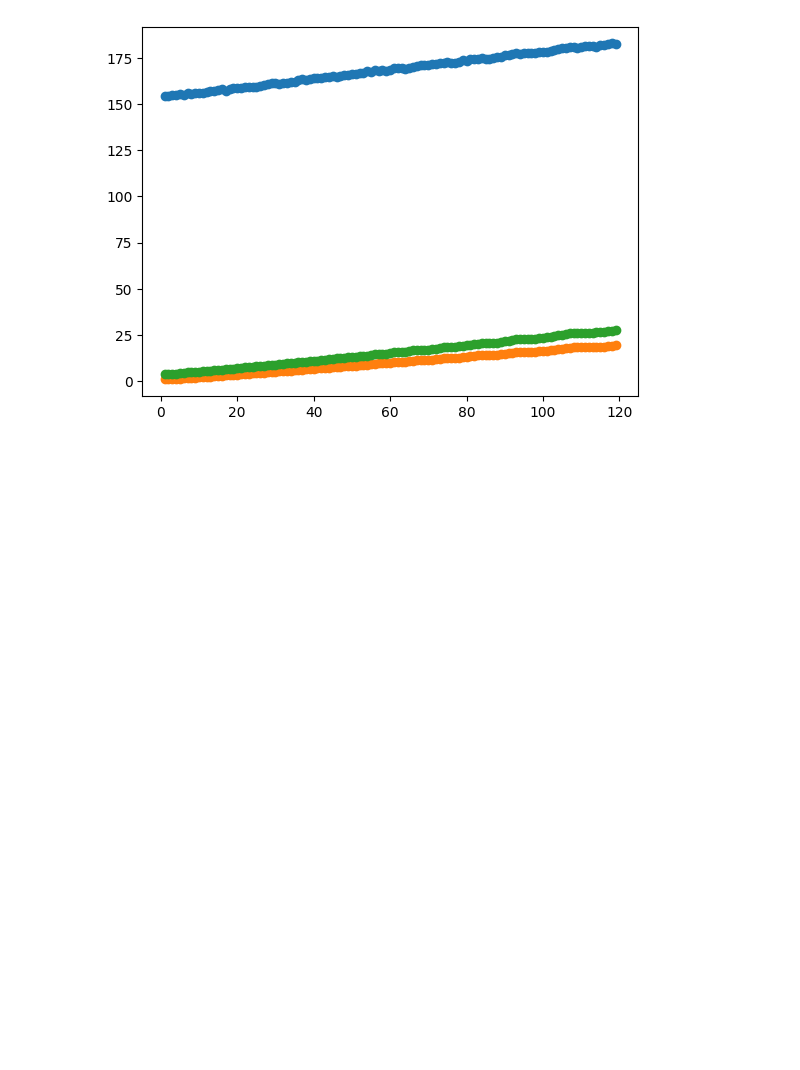
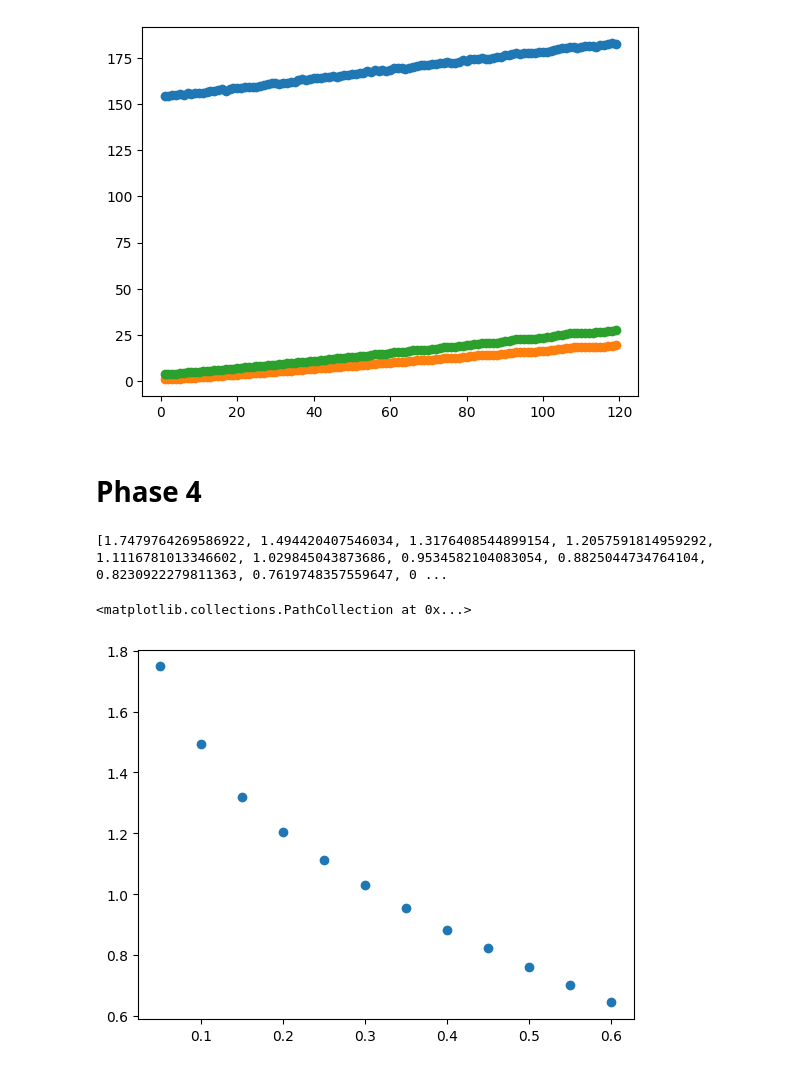
Before and after one commit to theFroodyOne/Physics344Assignment6, a Jupyter notebook: dataAnalysis.ipynb, the cells around one changed output. Saved outputs shown, nothing was run; the diff lists cells and outputs as text; code cells hidden in the pictures; blank space fills up the shorter version.

Commit message:
Lay groundwork for phase 4

```diff
--- a/dataAnalysis.ipynb
+++ b/dataAnalysis.ipynb
@@ -96,3 +98,14 @@ plt.scatter(tp, aqp)
 plt.savefig("./data/phase3/queue_lengths_vs_t_p=" + str(currentp) + ".png")
 # %% [output]
 [figure]
+# %% [markdown]
+# Phase 4
+# %%
+vt = [float(datum[2]) for datum in data if int(datum[1]) == 14]
+pt = [float(datum[0]) for datum in data if int(datum[1]) == 14]
+print(vt)
+plt.scatter(pt, vt)
+# %% [output]
+[1.7479764269586922, 1.494420407546034, 1.3176408544899154, 1.2057591814959292, 1.1116781013346602, 1.029845043873686, 0.9534582104083054, 0.8825044734764104, 0.8230922279811363, 0.7619748357559647, 0 ...
+<matplotlib.collections.PathCollection at 0x...>
+[figure, added]
```
Also changed, not shown: parts of 1 cell of this notebook, 1 other file.
